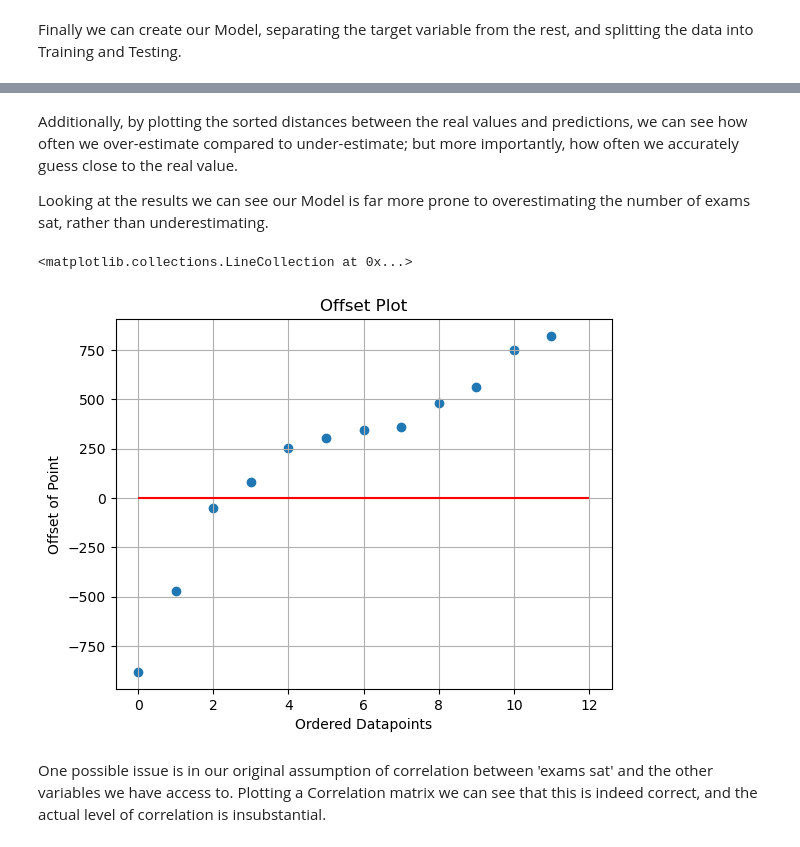
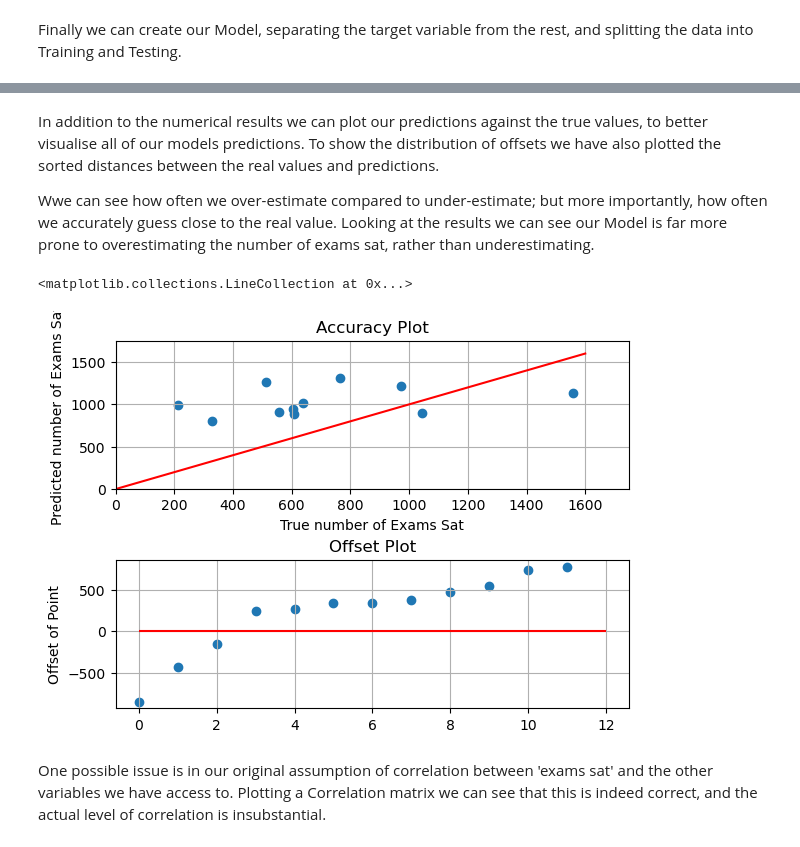
Before and after one commit to MichelangeloNardi/DATA2901--2024S1, a Jupyter notebook: Machine_Learning.ipynb, the cells around one changed output, grey strips where cells are left out. Drawn from its saved outputs; the diff is of its cells as text; code cells hidden in the pictures.

```diff
--- a/Machine_Learning.ipynb
+++ b/Machine_Learning.ipynb
@@ -88,19 +54,33 @@ plt.plot([0,1600],[0,1600],color='red')
 # %% [markdown]
-Additionally, by plotting the sorted distances between the real values and predictions, we can see how often we over-estimate compared to under-estimate; but more importantly, how often we accurately guess close to the real value.
+In addition to the numerical results we can plot our predictions against the true values, to better visualise all of our models predictions. To show the distribution of offsets we have also plotted the sorted distances between the real values and predictions.
 
-Looking at the results we can see our Model is far more prone to overestimating the number of exams sat, rather than underestimating.
+Wwe can see how often we over-estimate compared to under-estimate; but more importantly, how often we accurately guess close to the real value. Looking at the results we can see our Model is far more prone to overestimating the number of exams sat, rather than underestimating.
-# %%
-offsets =list(Y_predictions - Y_test)
-offsets.sort()
-plt.scatter(range(len(offsets)),offsets)
-plt.title('Offset Plot')
-plt.xlabel('Ordered Datapoints')
-plt.ylabel('Offset of Point')
-plt.grid()
-plt.hlines(0,xmin=0,xmax=12,color='red')
-# %% [output]
-<matplotlib.collections.LineCollection at 0x...>
-[figure, removed]
+# %%
+offsets =list(Y_predictions - Y_test)
+offsets.sort()
+
+fig, axs = plt.subplots(2)
+fig.tight_layout(pad=3)
+# Plot Predictions against True Values
+axs[0].scatter(Y_test,Y_predictions)
+axs[0].set_title('Accuracy Plot')
+axs[0].set_xlabel('True number of Exams Sat')
+axs[0].set_ylabel('Predicted number of Exams Sat')
+axs[0].set_xlim(0,1750)
+axs[0].set_ylim(0,1750)
+axs[0].grid()
+axs[0].plot([0,1600],[0,1600],color='red') # Line to show ideal result
+
+#Plot Ordered offset of predictions
+axs[1].scatter(range(len(offsets)),offsets)
+axs[1].set_title('Offset Plot')
+axs[1].set_label('Ordered Datapoints')
+axs[1].set_ylabel('Offset of Point')
+axs[1].grid()
+axs[1].hlines(0,xmin=0,xmax=12,color='red') # Line to show ideal result
+# %% [output]
+<matplotlib.collections.LineCollection at 0x...>
+[figure, added]
 # %% [markdown]
 One possible issue is in our original assumption of correlation between 'exams sat' and the other variables we have access to. Plotting a Correlation matrix we can see that this is indeed correct, and the actual level of correlation is insubstantial.
 # %%
```
Also changed, not shown: parts of 14 cells of this notebook.
